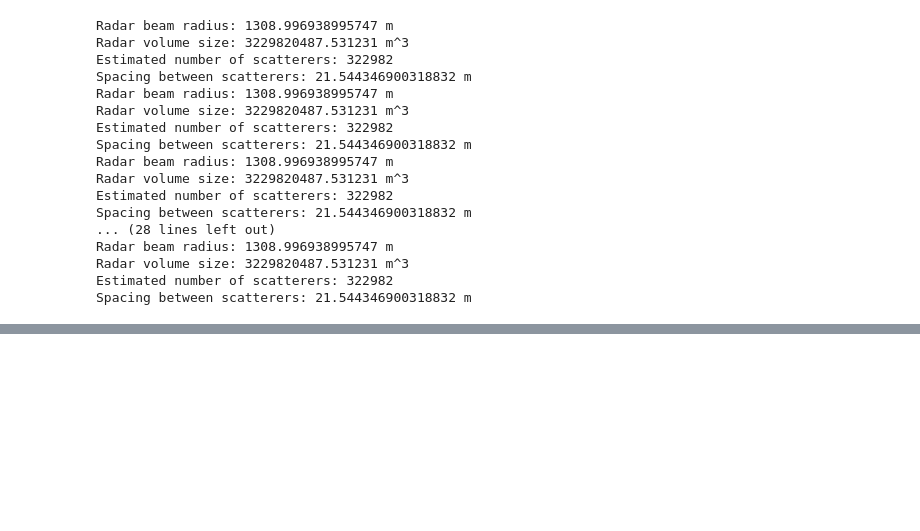
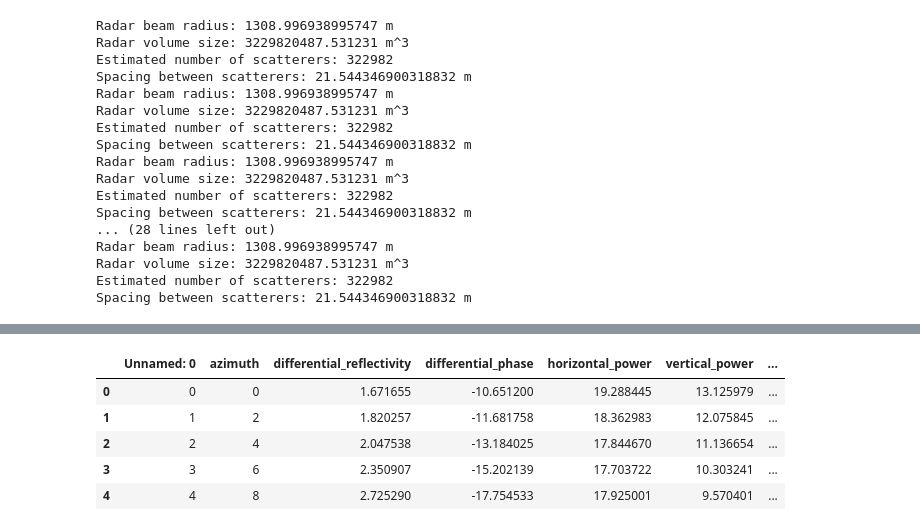
Before and after one commit to TommyMatthews/WIPL-python-analysis, a Jupyter notebook: Complex_Multi_Body/simulation_sweeps/size_dist_sweep.ipynb, the cells around one changed output, grey strips where cells are left out. Saved outputs shown, nothing was run; the diff lists cells and outputs as text; code cells hidden in the pictures; blank space fills up the shorter version.

```diff
--- a/Complex_Multi_Body/simulation_sweeps/size_dist_sweep.ipynb
+++ b/Complex_Multi_Body/simulation_sweeps/size_dist_sweep.ipynb
@@ -174,0 +183,9 @@ plot_result(sorted_simulations_outputs, 'differential_phase', 'Differential Phas
+# %%
+loaded_simulation_outputs[run_id_list[0]].head()
+# %% [output]
+|  | Unnamed: 0 | azimuth | differential_reflectivity | differential_phase | horizontal_power | vertical_power | ... |
+| 0 | 0 | 0 | 1.671655 | -10.651200 | 19.288445 | 13.125979 | ... |
+| 1 | 1 | 2 | 1.820257 | -11.681758 | 18.362983 | 12.075845 | ... |
+| 2 | 2 | 4 | 2.047538 | -13.184025 | 17.844670 | 11.136654 | ... |
+| 3 | 3 | 6 | 2.350907 | -15.202139 | 17.703722 | 10.303241 | ... |
+| 4 | 4 | 8 | 2.725290 | -17.754533 | 17.925001 | 9.570401 | ... |
```
Also changed, not shown: parts of 13 cells of this notebook, 12 other files.
